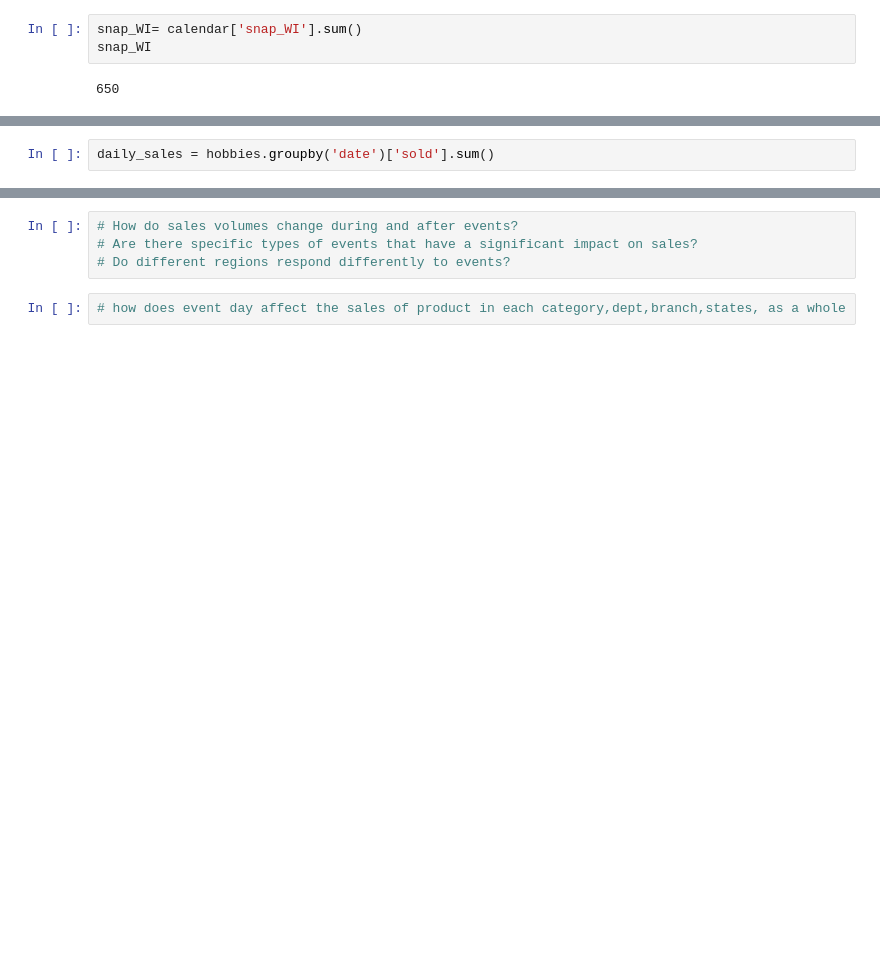
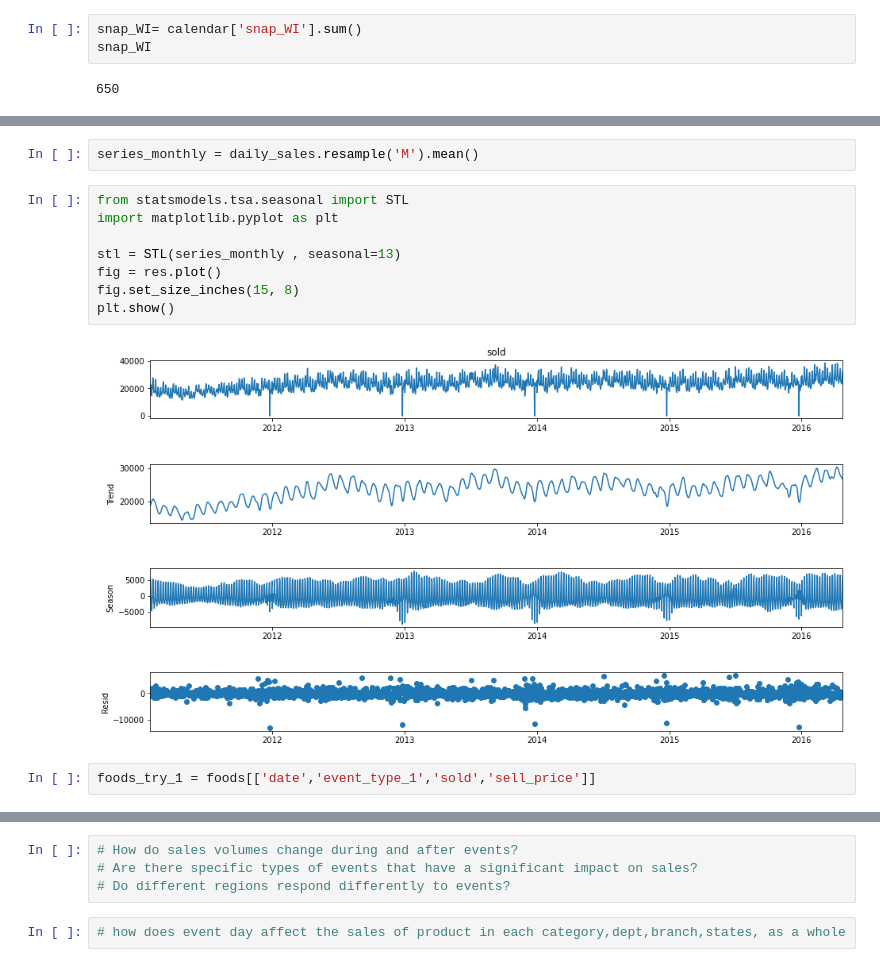
Before and after one commit to aaronmonash24/FYP, a Jupyter notebook: Data Analysis/DataExploration.ipynb, the cells around one changed output, grey strips where cells are left out. Saved outputs shown, nothing was run; the diff lists cells and outputs as text; blank space fills up the shorter version.

```diff
--- a/Data Analysis/DataExploration.ipynb
+++ b/Data Analysis/DataExploration.ipynb
@@ -593,2 +585,0 @@ hobbies['date'] = pd.to_datetime(hobbies['date'])
-# %%
-daily_sales = hobbies.groupby('date')['sold'].sum()
@@ -728,0 +734,14 @@ foods_try_1['Religious'] = foods_try_1['Religious'].astype(int)
+# %%
+series_monthly = daily_sales.resample('M').mean()
+# %%
+from statsmodels.tsa.seasonal import STL
+import matplotlib.pyplot as plt
+
+stl = STL(series_monthly , seasonal=13)
+fig = res.plot()
+fig.set_size_inches(15, 8)
+plt.show()
+# %% [output]
+[figure, added]
+# %%
+foods_try_1 = foods[['date','event_type_1','sold','sell_price']]
```
Also changed, not shown: parts of 71 cells of this notebook.
